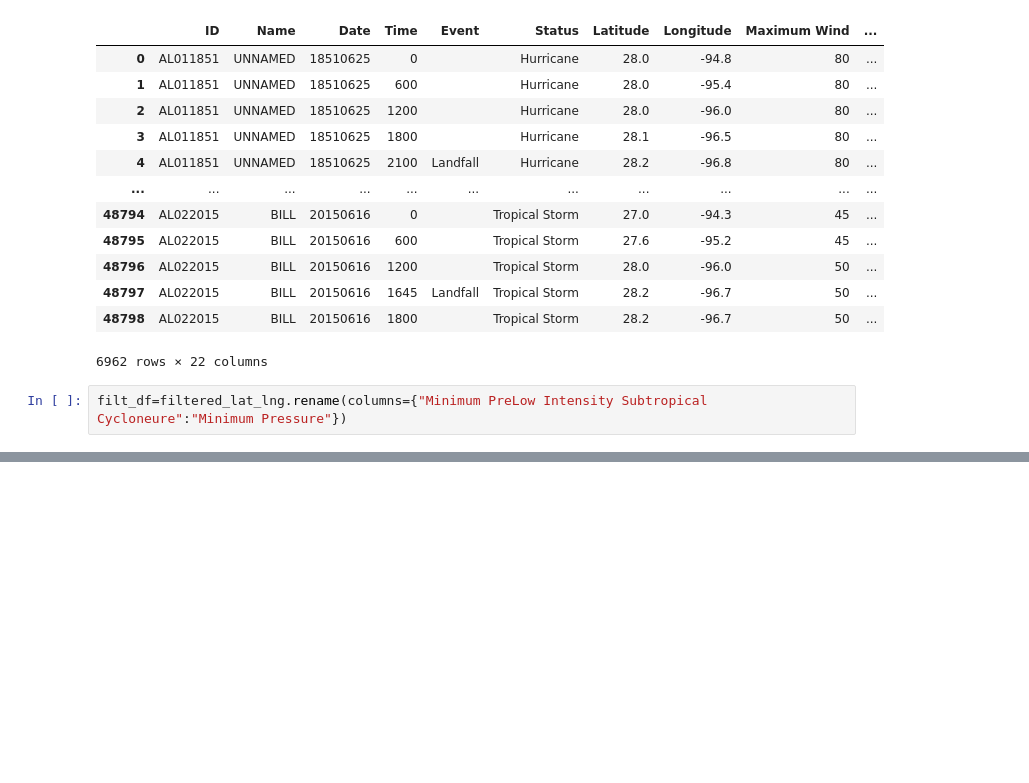
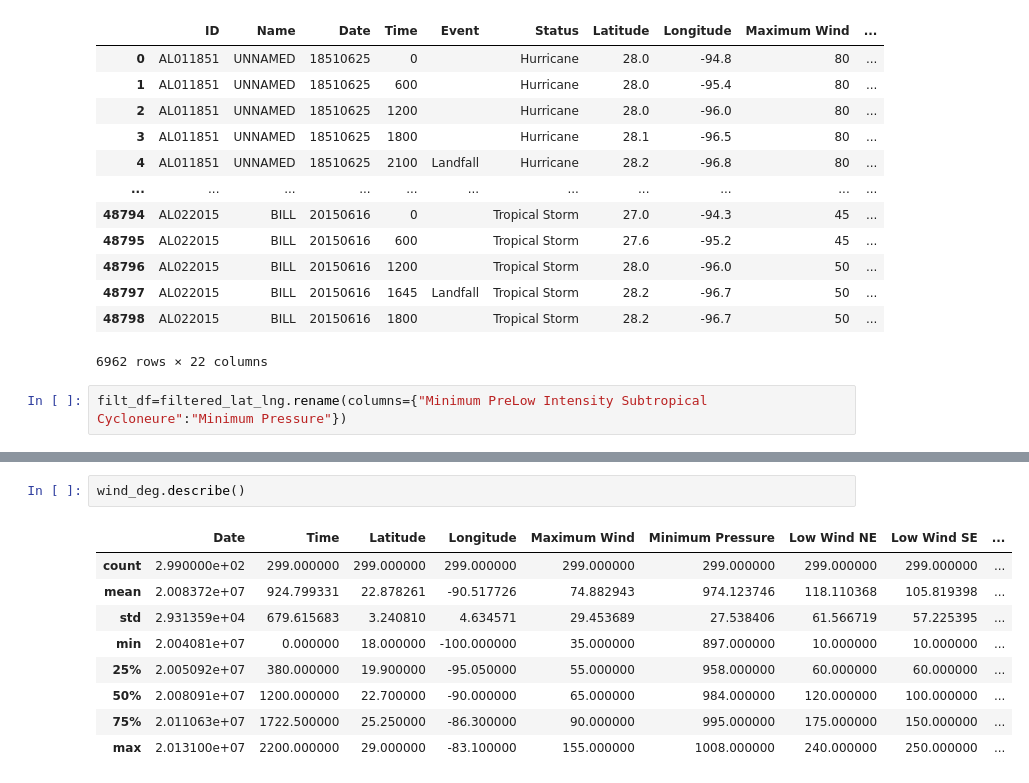
Before and after one commit to jakewmayfield/weather-prediction, a Jupyter notebook: hurdat_df.ipynb, the cells around one changed output, grey strips where cells are left out. Saved outputs shown, nothing was run; the diff lists cells and outputs as text; blank space fills up the shorter version.

```diff
--- a/hurdat_df.ipynb
+++ b/hurdat_df.ipynb
@@ -133,0 +220,12 @@ df_city = pd.DataFrame({
+# %%
+wind_deg.describe()
+# %% [output]
+|  | Date | Time | Latitude | Longitude | Maximum Wind | Minimum Pressure | Low Wind NE | Low Wind SE | ... |
+| count | 2.990000e+02 | 299.000000 | 299.000000 | 299.000000 | 299.000000 | 299.000000 | 299.000000 | 299.000000 | ... |
+| mean | 2.008372e+07 | 924.799331 | 22.878261 | -90.517726 | 74.882943 | 974.123746 | 118.110368 | 105.819398 | ... |
+| std | 2.931359e+04 | 679.615683 | 3.240810 | 4.634571 | 29.453689 | 27.538406 | 61.566719 | 57.225395 | ... |
+| min | 2.004081e+07 | 0.000000 | 18.000000 | -100.000000 | 35.000000 | 897.000000 | 10.000000 | 10.000000 | ... |
+| 25% | 2.005092e+07 | 380.000000 | 19.900000 | -95.050000 | 55.000000 | 958.000000 | 60.000000 | 60.000000 | ... |
+| 50% | 2.008091e+07 | 1200.000000 | 22.700000 | -90.000000 | 65.000000 | 984.000000 | 120.000000 | 100.000000 | ... |
+| 75% | 2.011063e+07 | 1722.500000 | 25.250000 | -86.300000 | 90.000000 | 995.000000 | 175.000000 | 150.000000 | ... |
+| max | 2.013100e+07 | 2200.000000 | 29.000000 | -83.100000 | 155.000000 | 1008.000000 | 240.000000 | 250.000000 | ... |
```
Also changed, not shown: parts of 11 cells of this notebook.
